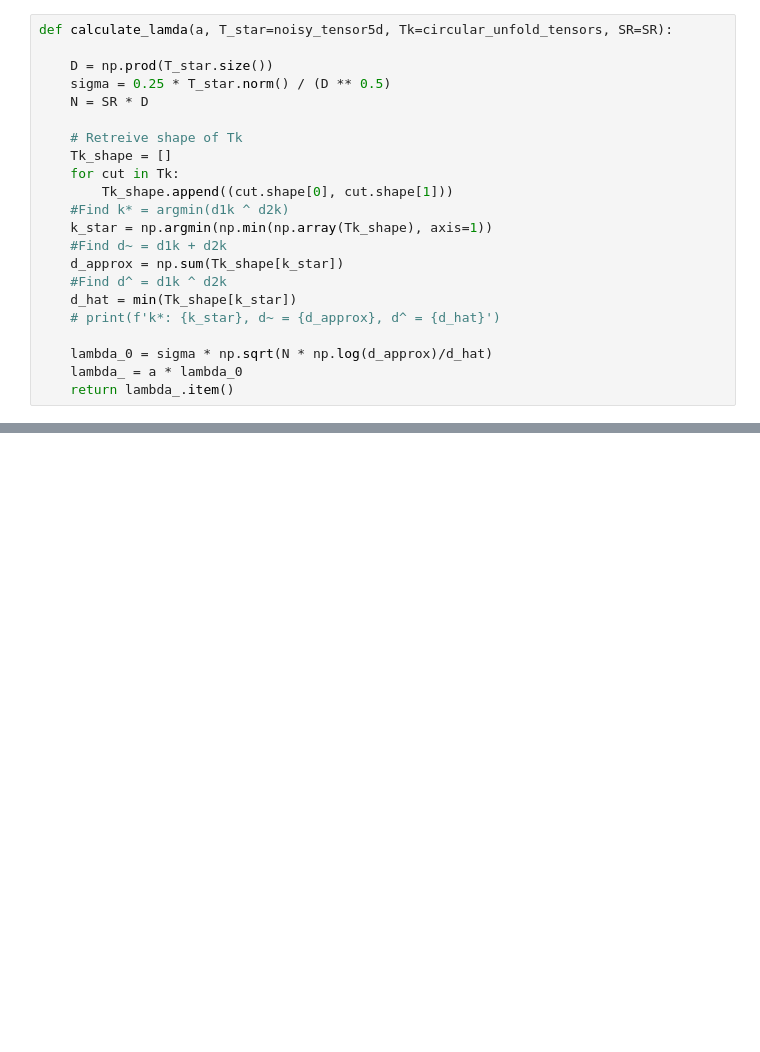
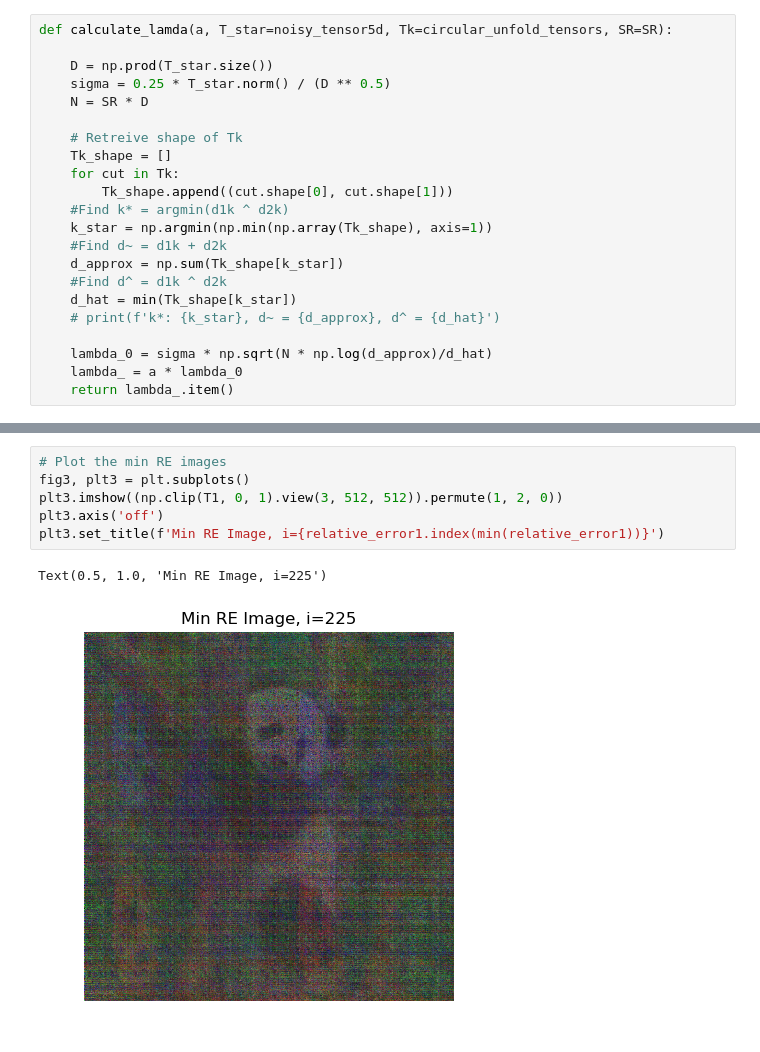
Before and after one commit to nhidang912/tensor_ntrc_algorithm, a Jupyter notebook: NTRC_imageTrial.ipynb, the cells around one changed output, grey strips where cells are left out. Saved outputs shown, nothing was run; the diff lists cells and outputs as text; blank space fills up the shorter version.

```diff
--- a/NTRC_imageTrial.ipynb
+++ b/NTRC_imageTrial.ipynb
@@ -393,0 +453,9 @@ Clipping input data to the valid range for imshow with RGB data ([0..1] for floa
+# %%
+# Plot the min RE images
+fig3, plt3 = plt.subplots()
+plt3.imshow((np.clip(T1, 0, 1).view(3, 512, 512)).permute(1, 2, 0))
+plt3.axis('off')
+plt3.set_title(f'Min RE Image, i={relative_error1.index(min(relative_error1))}')
+# %% [output]
+Text(0.5, 1.0, 'Min RE Image, i=225')
+[figure, added]
```
Also changed, not shown: parts of 44 cells of this notebook.
